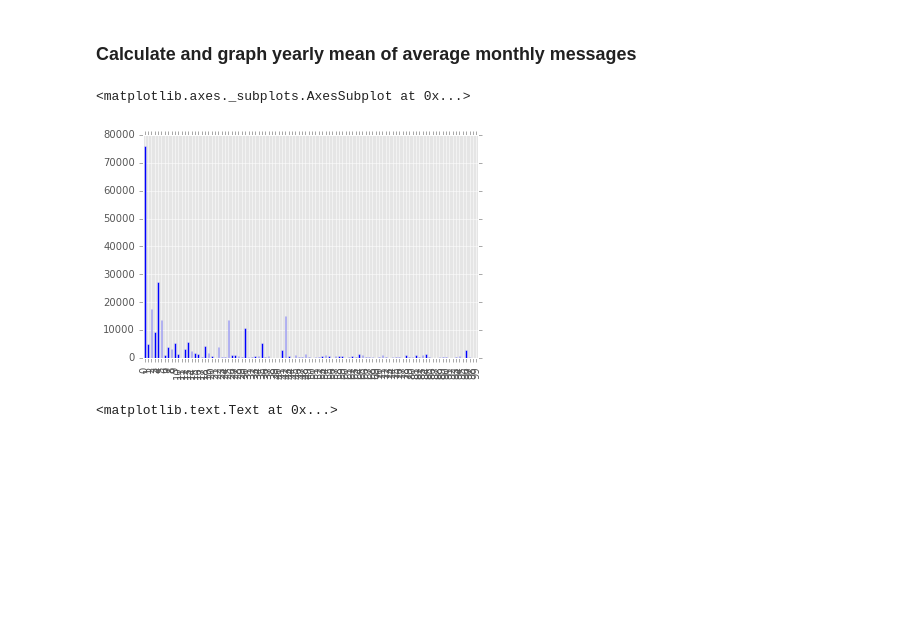
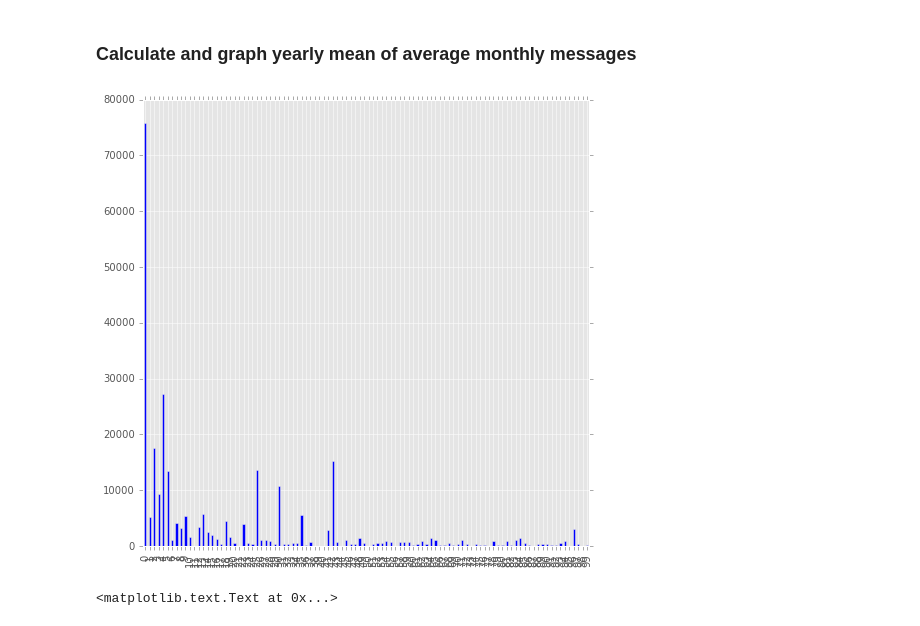
Before and after one commit to densekernel/sentisignal, a Jupyter notebook: runnables/Final_001.ipynb, the cells around one changed output. Cells and saved outputs as stored; diff of their text form; code cells hidden in the pictures; blank space fills up the shorter version.

```diff
--- a/runnables/Final_001.ipynb
+++ b/runnables/Final_001.ipynb
@@ -41,8 +38,13 @@ data_pickles_path = '../../data/pickles/'
 data_nasdaq_company_list_path = '../../data/nasdaq/companylist.csv'
 start_date = '2012-01-01'
 end_date = '2012-01-03'
+# %%
+plot_width = 8
+plot_height = 8
 # %% [markdown]
 ## Data Acquisition
+# %%
+data_symbology = pd.read_csv(data_symbology_path)
 # %% [markdown]
 ### Use NASDAQ data to get top 100 companies by MarketCap
 # %%
@@ -77,11 +79,14 @@ plt.axis('equal')
 # %%
 sum_avg_cols = [col for col in data_nasdaq_top_100_mkt_cap_symbology.columns if ('all_scanned_20' in col and 'avg_monthly' in col)]
 data_nasdaq_top_100_mkt_cap_symbology['mean_avg_monthly'] = data_nasdaq_top_100_mkt_cap_symbology[sum_avg_cols].sum(axis=1)/len(sum_avg_cols)
-# %%
-data_nasdaq_top_100_mkt_cap_symbology['mean_avg_monthly'].plot(kind='bar')
-# %% [output]
-<matplotlib.axes._subplots.AxesSubplot at 0x...>
-[figure, removed]
+# %%
+fig = plt.figure(figsize=(plot_width, plot_height))
+ax = fig.add_subplot(111)
+data_nasdaq_top_100_mkt_cap_symbology['mean_avg_monthly'].plot(kind='bar')
+ax.set_xticklabels(ax.xaxis.get_majorticklabels(), rotation=90)
+plt.show()
+# %% [output]
+[figure, added]
 # %%
 data_nasdaq_top_100_mkt_cap_symbology.hist(column=['mean_avg_monthly'])
 plt.title('')
```
Also changed, not shown: parts of 11 cells of this notebook, 4 other files.
